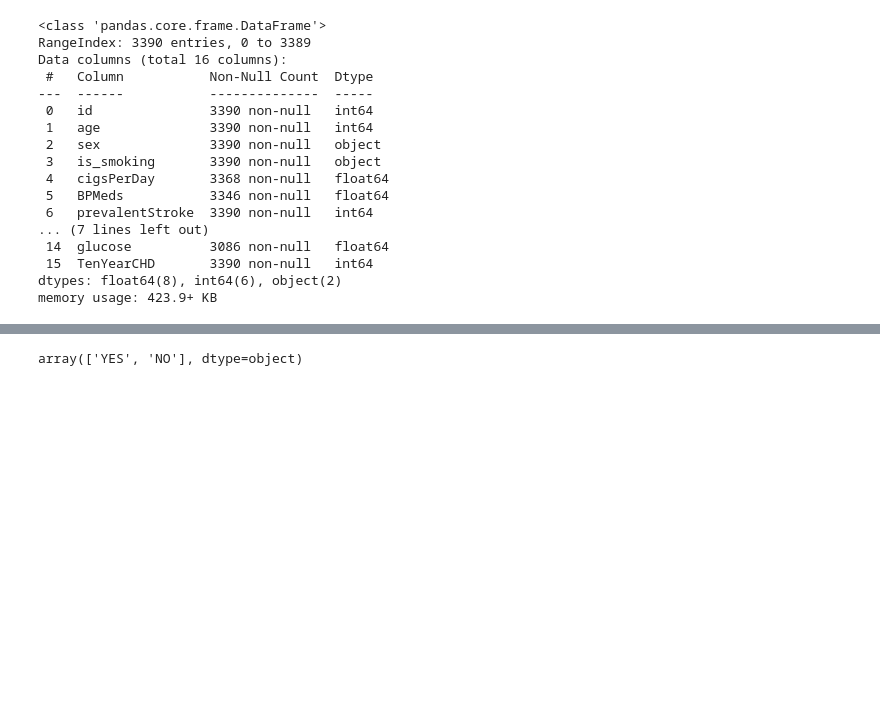
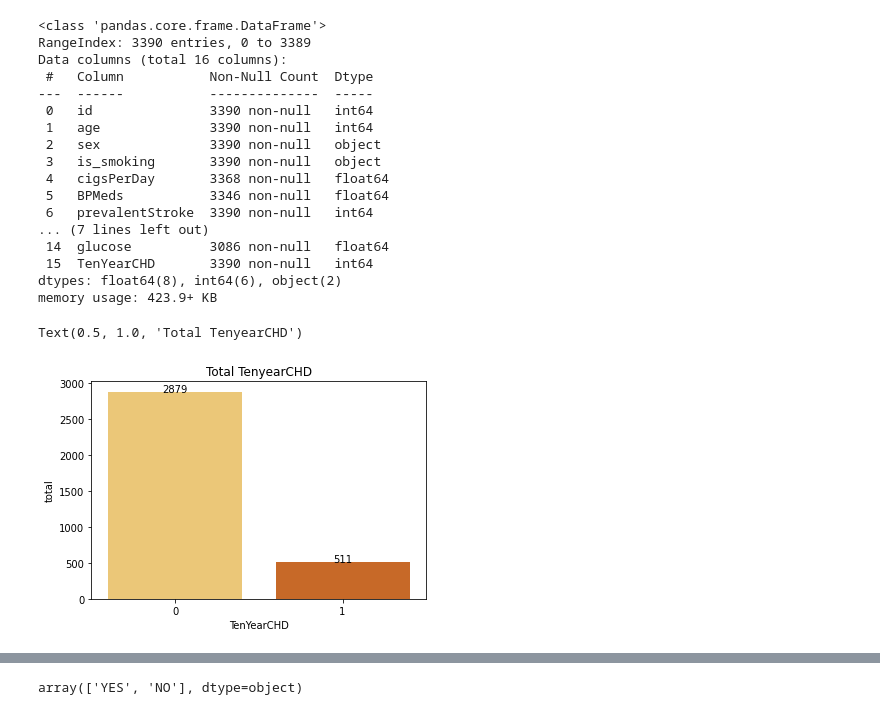
Before and after one commit to Souvik0651/Cardiovascular-Risk-Prediction--classification-, a Jupyter notebook: Cardiovascular_Risk_Prediction.ipynb, the cells around one changed output, grey strips where cells are left out. Drawn from its saved outputs; the diff is of its cells as text; code cells hidden in the pictures; blank space fills up the shorter version.

```diff
--- a/Cardiovascular_Risk_Prediction.ipynb
+++ b/Cardiovascular_Risk_Prediction.ipynb
@@ -90,3 +143,19 @@ Data columns (total 16 columns):
  15  TenYearCHD       3390 non-null   int64
 dtypes: float64(8), int64(6), object(2)
 memory usage: 423.9+ KB
+# %%
+def visulaise(ax):
+  for p in ax.patches:
+    # print(p)
+    number = '{:.0f}'.format(p.get_height())
+    x = p.get_x() + p.get_width()/2
+    y = p.get_height()
+    ax.annotate(number, (x, y),ha='center')
+plt.show()
+# %%
+visulaise(sns.countplot(x='TenYearCHD',data=df,palette="YlOrBr"))
+plt.ylabel('total')
+plt.title('Total TenyearCHD')
+# %% [output]
+Text(0.5, 1.0, 'Total TenyearCHD')
+[figure, added]
```
Also changed, not shown: parts of 42 cells of this notebook.
